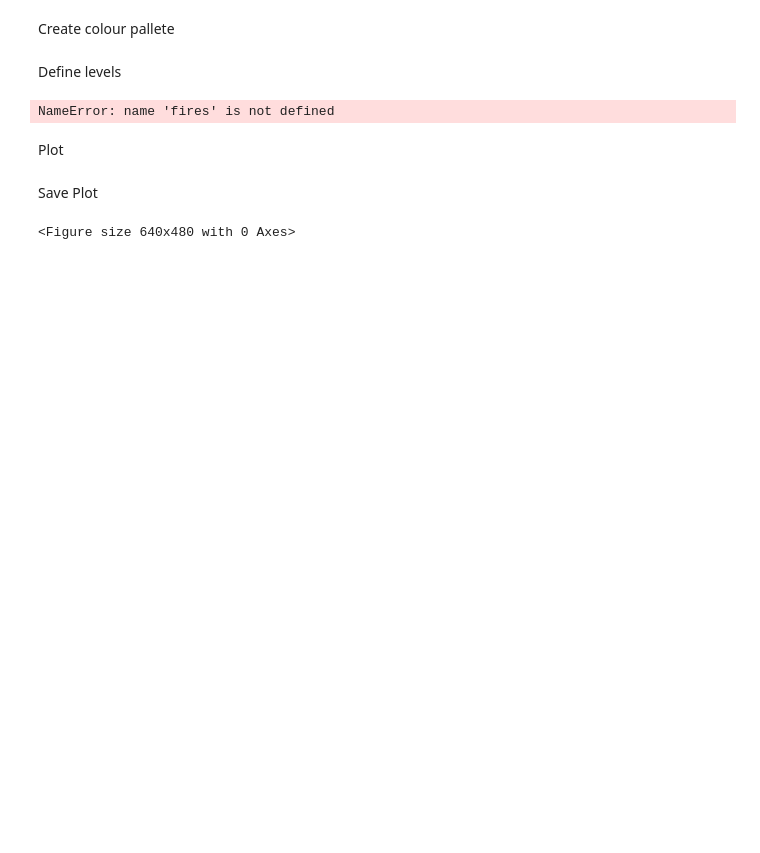
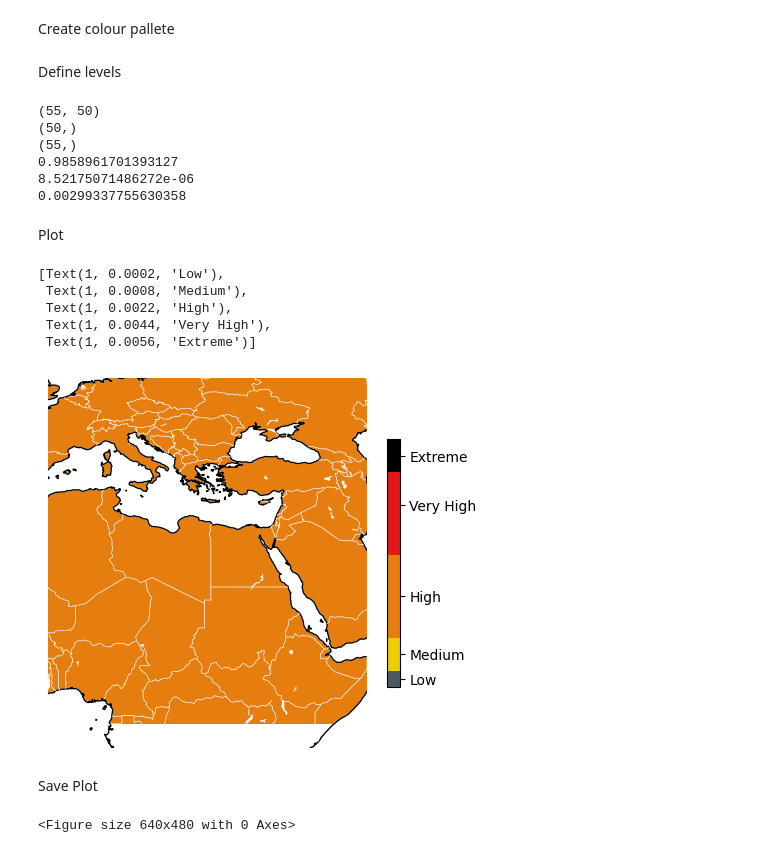
Before and after one commit to ecmwf-projects/AI-Probability-of-Fire, a Jupyter notebook: handbook/POF_plotter.ipynb, the cells around one changed output. Saved outputs shown, nothing was run; the diff lists cells and outputs as text; code cells hidden in the pictures; blank space fills up the shorter version.

Commit message:
plotting update

```diff
--- a/handbook/POF_plotter.ipynb
+++ b/handbook/POF_plotter.ipynb
@@ -28,10 +26,14 @@ FileNotFoundError: [Errno 2] No such file or directory: '/etc/ecmwf/nfs/dh1_home
 # %% [markdown]
 Define a subregion to plot
 # %%
-lat1 = 50.0
+lat1 = 0.0
 lat2 = 55.0
-lon1 = -10
-lon2 = 10
+lon1 = -20
+lon2 = 50
+x1 = (np.argmin(np.abs(lons - lon1)))
+x2 = (np.argmin(np.abs(lons - lon2)))
+y1 = (np.argmin(np.abs(lats - lat1)))
+y2 = (np.argmin(np.abs(lats - lat2)))
 
 sub_lons = lons[x1:x2]
 sub_lats = lats[y1:y2]
@@ -45,38 +45,57 @@ test = ListedColormap(cols)
 # %% [markdown]
 Define levels
 # %%
-fires = fire.MODEL_FIRE.squeeze()[y1:y2,x1:x2].values
+fires = fire.fire_probability.squeeze()[0,y1:y2,x1:x2].values
 
 fires[fires>0.006]=0.006 # 1km
 
 levels = np.arange(16)/2500 # 1km
+
+print(np.shape(fires))
+print(np.shape(sub_lons))
+print(np.shape(sub_lats))
+print(np.nanmax(fire.fire_probability.values))
+print(np.nanmin(fire.fire_probability.values))
+print(np.nanmean(fire.fire_probability.values))
 # %% [output]
-NameError: name 'fires' is not defined
+(55, 50)
+(50,)
+(55,)
+0.9858961701393127
+8.52175071486272e-06
+0.00299337755630358
 # %% [markdown]
 Plot
 # %%
 ax = plt.axes(projection=ccrs.PlateCarree())
 ax.coastlines(linewidth=1)
 
-fig = ax.contourf(A_LONS, A_LATS, fires,levels=levels,vmin=0,vmax=0.006,transform=ccrs.PlateCarree(),cmap=test)
+fig = ax.contourf(sub_lons, sub_lats, fires,levels=levels,vmin=0,vmax=0.006,transform=ccrs.PlateCarree(),cmap=test)
 
 ax.add_feature(cart.feature.OCEAN,zorder=1,edgecolor='k',color='white')
 ax.add_feature(cart.feature.BORDERS,linewidth=0.5,color='white')
 ax.add_feature(cart.feature.LAKES,color='white', edgecolor='k', linewidth=0.2, zorder=2)
 
 states_provinces = cart.feature.NaturalEarthFeature(
         category='cultural',
         name='admin_1_states_provinces_lines',
         scale='50m',
         edgecolor='black',
         facecolor='none'
 )
 
 for spine in ax.spines.values():
    spine.set_visible(False)
 
 cbar = plt.colorbar(fig,ticks=[0.0002,0.0008,0.0022,0.0044,0.0056],fraction=0.025, pad=0.04)
 cbar.ax.set_yticklabels(['Low', 'Medium','High', 'Very High', 'Extreme'])
+# %% [output]
+[Text(1, 0.0002, 'Low'),
+ Text(1, 0.0008, 'Medium'),
+ Text(1, 0.0022, 'High'),
+ Text(1, 0.0044, 'Very High'),
+ Text(1, 0.0056, 'Extreme')]
+[figure, added]
 # %% [markdown]
 Save Plot
 # %%
```
Also changed, not shown: parts of 2 cells of this notebook, 3 other files.
